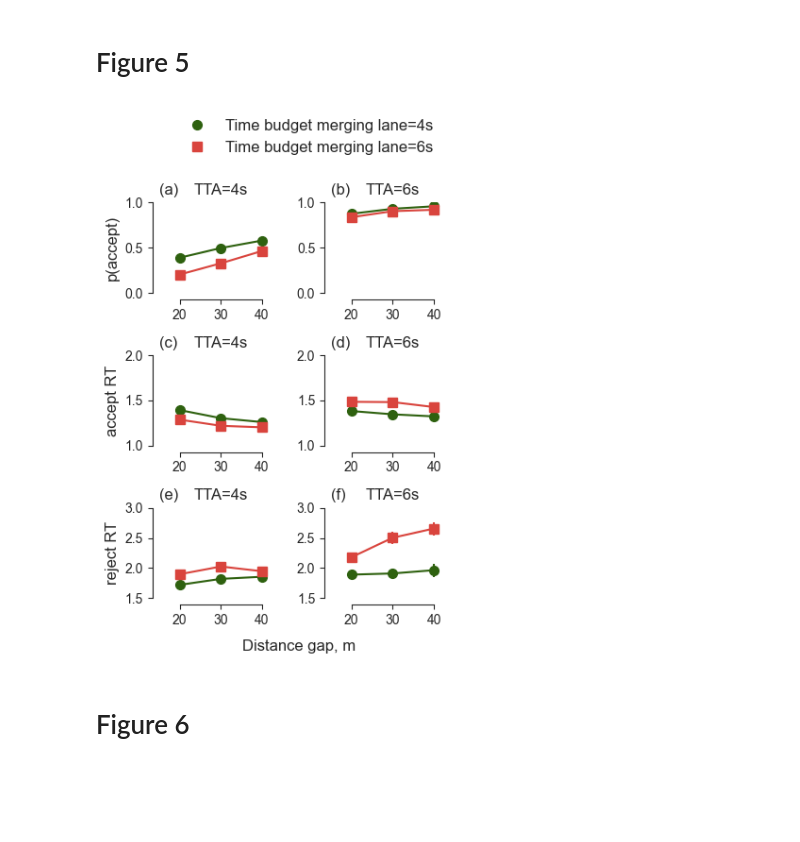
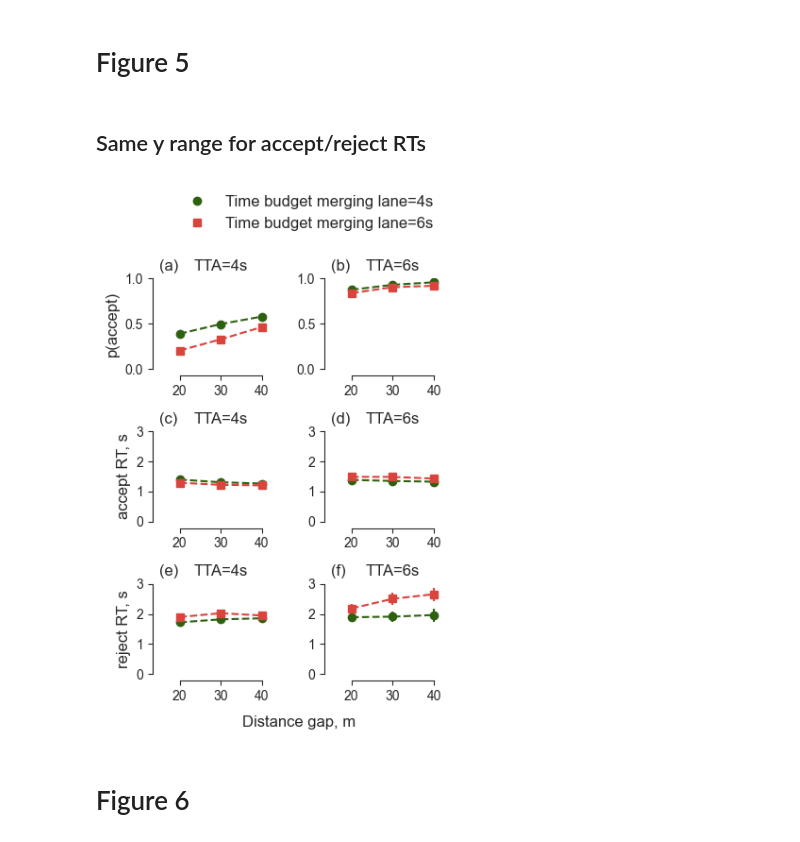
Before and after one commit to cherepaha/merging_eye_tracking, a Jupyter notebook: 02_paper_figures.ipynb, the cells around one changed output. Drawn from its saved outputs; the diff is of its cells as text; code cells hidden in the pictures; blank space fills up the shorter version.

```diff
--- a/02_paper_figures.ipynb
+++ b/02_paper_figures.ipynb
@@ -50,12 +75,12 @@ plt.savefig(os.path.join(output_path, "average_gaze_by_decision.pdf"), dpi=300,
 # %% [markdown]
 # Figure 5
 # %%
-def plot_var_by_condition(metrics, var, include_legend=False, subfigure_labels=None, fig=None, axes=None):
+def plot_var_by_condition(metrics, var, include_legend=False, subfigure_labels=None, rt_y_range="different", fig=None, axes=None):
     time_budgets = [4, 6]
     markers=["o", "s"]
     colors = ["C0", "C1"]
     fontsize=12
-    ms=7
+    ms=6
 
     if fig is None:
         fig, axes = plt.subplots(1, 2, figsize=(4,2), sharex=True, sharey=True)
@@ -66,18 +91,18 @@ def plot_var_by_condition(metrics, var, include_legend=False, subfigure_labels=N
 
             if var == "is_gap_accepted":
                 psf_ci = helper.get_psf_ci(metrics_by_d)
-                ax.plot(psf_ci.d, psf_ci.p_go, ls="-", marker=marker, ms=ms, color=color, zorder=10)
+                ax.plot(psf_ci.d, psf_ci.p_go, ls="--", marker=marker, ms=ms, color=color, zorder=10)
                 ax.vlines(x=psf_ci.d, ymin=psf_ci.ci_l, ymax=psf_ci.ci_r, color=color, zorder=10)
                 ax.set_ylim((0, 1))
             else:
                 if var == "RT_accept":
                     measures_mean_sem = helper.get_mean_sem(metrics_by_d[metrics_by_d.is_gap_accepted],
-                                                        var="RT", groupby_var="d", n_cutoff=10)
+                                                        var="RT", groupby_var="d", n_cutoff=10, ci_95=True)
                 elif var == "RT_reject":
                     measures_mean_sem = helper.get_mean_sem(metrics_by_d[~(metrics_by_d.is_gap_accepted)],
-                                                        var="RT", groupby_var="d", n_cutoff=10)
+                                                        var="RT", groupby_var="d", n_cutoff=10, ci_95=True)
                 ax.errorbar(measures_mean_sem.index, measures_mean_sem["mean"], yerr=measures_mean_sem["sem"],
-                                ls="-", marker=marker, ms=ms, color=color)
+                                ls="--", marker=marker, ms=ms, color=color)
 
         ax.set_xlim((metrics_by_d.d.min()-5, metrics_by_d.d.max()+5))
         ax.set_title("TTA=%is" % (tta), fontsize=fontsize)
@@ -86,11 +111,11 @@ def plot_var_by_condition(metrics, var, include_legend=False, subfigure_labels=N
         ylabel = "p(accept)"
         ylim = (0, 1)
     elif var=="RT_accept":
-        ylabel = "accept RT"
-        ylim = (1, 2)
+        ylabel = "accept RT, s"
+        ylim = (1, 2) if rt_y_range=="different" else (0, 3)
     elif var=="RT_reject":
-        ylabel = "reject RT"
-        ylim = (1.5, 3)
+        ylabel = "reject RT, s"
+        ylim = (1.5, 3) if rt_y_range=="different" else (0, 3)
 
     axes[0].set_title(subfigure_labels[0], loc="left", fontsize=fontsize)
     axes[1].set_title(subfigure_labels[1], loc="left", fontsize=fontsize)
@@ -106,19 +131,21 @@ def plot_var_by_condition(metrics, var, include_legend=False, subfigure_labels=N
                            for time_budget, color, marker in zip(time_budgets, colors, markers)])
 
         fig.legend(handles=legend_elements, loc="lower left", bbox_to_anchor=(0.2, 1.00), fontsize=fontsize, frameon=False)
-# %%
-fig, axes = plt.subplots(3, 2, figsize=(4, 5))
-plot_var_by_condition(metrics, var="is_gap_accepted", include_legend=True,subfigure_labels=["(a)", "(b)"], fig=fig, axes=axes[0])
-plot_var_by_condition(metrics, var="RT_accept", include_legend=False,subfigure_labels=["(c)", "(d)"], fig=fig, axes=axes[1])
-plot_var_by_condition(metrics, var="RT_reject", include_legend=False,subfigure_labels=["(e)", "(f)"], fig=fig, axes=axes[2])
-
-plt.tight_layout()
-sns.despine(offset=5, trim=True)
-
-fig.set_tight_layout(True)
-plt.savefig(os.path.join(output_path, "p_accept_RT.pdf"), bbox_inches="tight", dpi=300)
-# %% [output]
-[figure, removed]
+# %% [markdown]
+## Same y range for accept/reject RTs
+# %%
+fig, axes = plt.subplots(3, 2, figsize=(4, 5))
+plot_var_by_condition(metrics, var="is_gap_accepted", include_legend=True,subfigure_labels=["(a)", "(b)"], fig=fig, axes=axes[0])
+plot_var_by_condition(metrics, var="RT_accept", include_legend=False,subfigure_labels=["(c)", "(d)"], rt_y_range="same", fig=fig, axes=axes[1])
+plot_var_by_condition(metrics, var="RT_reject", include_legend=False,subfigure_labels=["(e)", "(f)"], rt_y_range="same", fig=fig, axes=axes[2])
+
+plt.tight_layout()
+sns.despine(offset=5, trim=True)
+
+fig.set_tight_layout(True)
+plt.savefig(os.path.join(output_path, "p_accept_RT_same_range.pdf"), bbox_inches="tight", dpi=300)
+# %% [output]
+[figure, added]
 # %% [markdown]
 # Figure 6
 # %%
```
Also changed, not shown: parts of 16 cells of this notebook, 3 other files.
